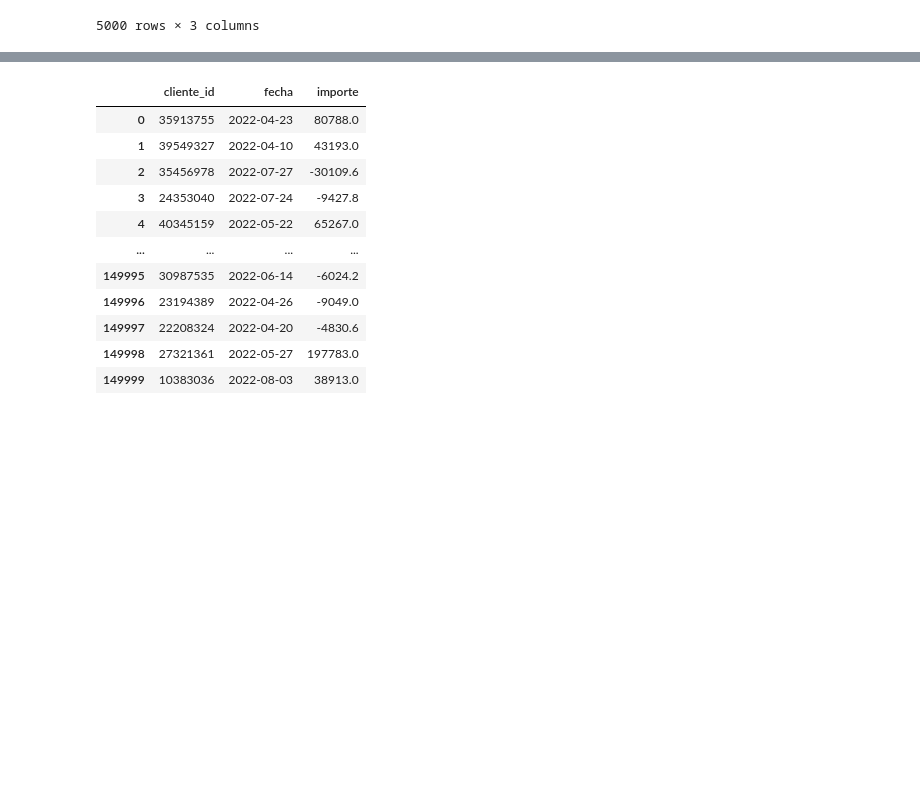
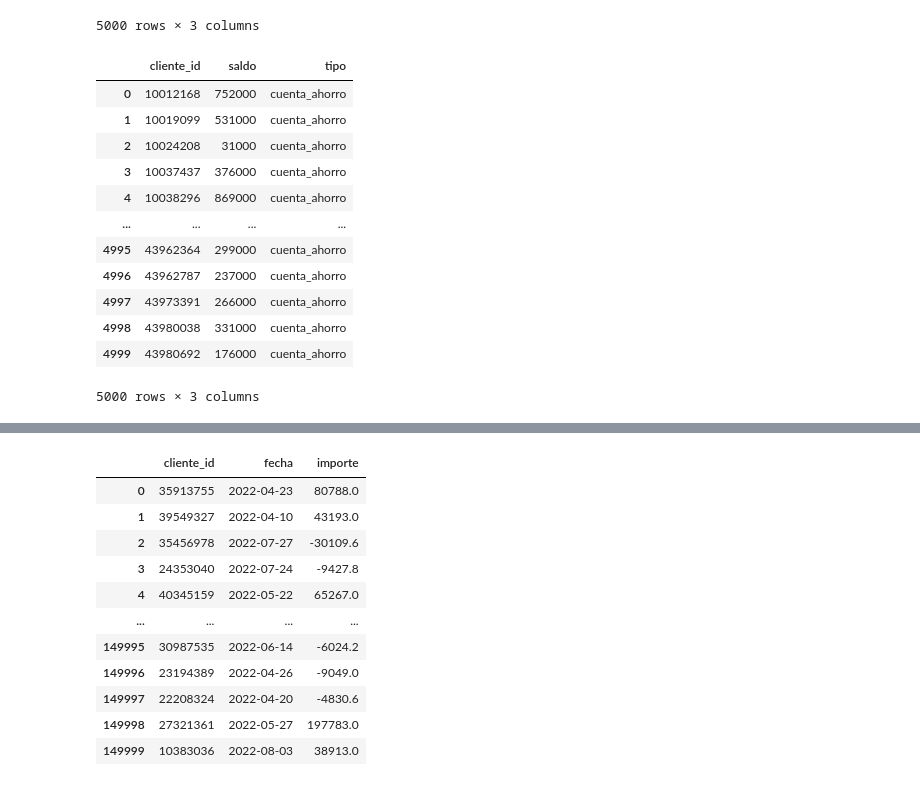
Before and after one commit to carabedo/django-rest, a Jupyter notebook: make_db.ipynb, the cells around one changed output, grey strips where cells are left out. Cells and saved outputs as stored; diff of their text form; code cells hidden in the pictures; blank space fills up the shorter version.

```diff
--- a/make_db.ipynb
+++ b/make_db.ipynb
@@ -36,0 +73,18 @@ cuentas
+# %%
+cuentas['saldo']=np.random.choice(np.arange(0,1000)*1000,size=5000)
+# %%
+cuentas
+# %% [output]
+|  | cliente_id | saldo | tipo |
+| 0 | 10012168 | 752000 | cuenta_ahorro |
+| 1 | 10019099 | 531000 | cuenta_ahorro |
+| 2 | 10024208 | 31000 | cuenta_ahorro |
+| 3 | 10037437 | 376000 | cuenta_ahorro |
+| 4 | 10038296 | 869000 | cuenta_ahorro |
+| ... | ... | ... | ... |
+| 4995 | 43962364 | 299000 | cuenta_ahorro |
+| 4996 | 43962787 | 237000 | cuenta_ahorro |
+| 4997 | 43973391 | 266000 | cuenta_ahorro |
+| 4998 | 43980038 | 331000 | cuenta_ahorro |
+| 4999 | 43980692 | 176000 | cuenta_ahorro |
+5000 rows × 3 columns
```
Also changed, not shown: parts of 18 cells of this notebook, 13 other files.
